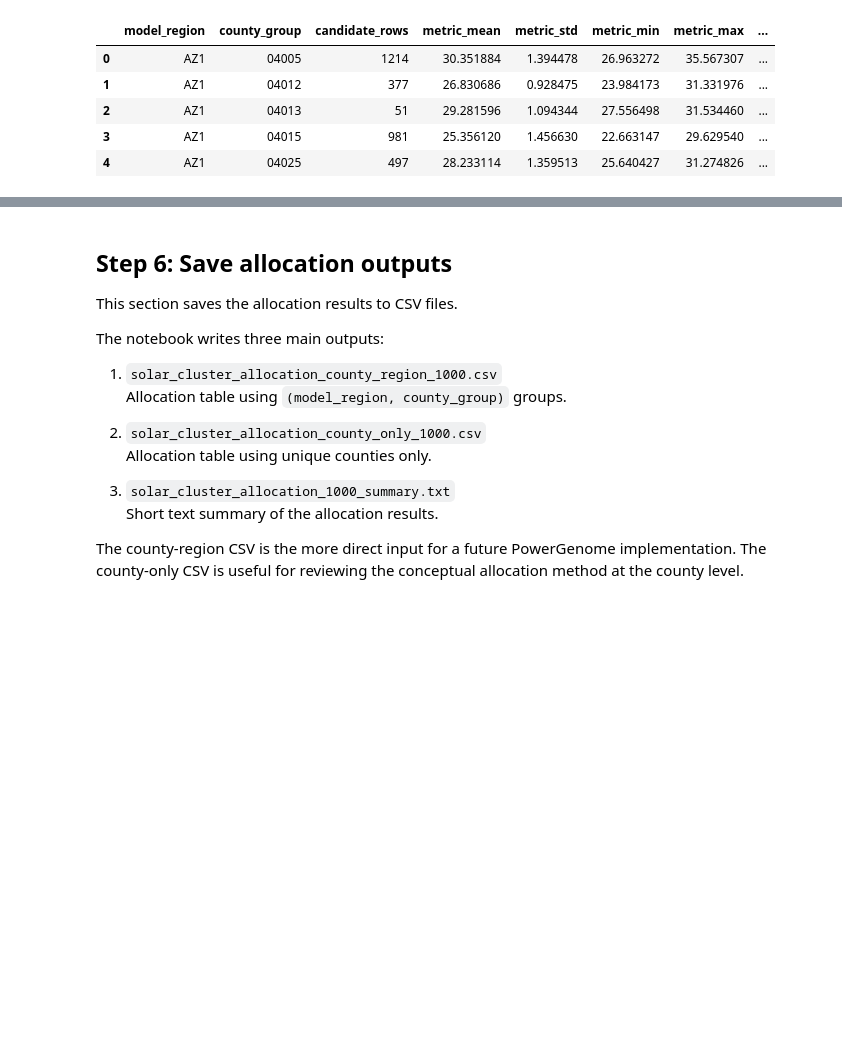
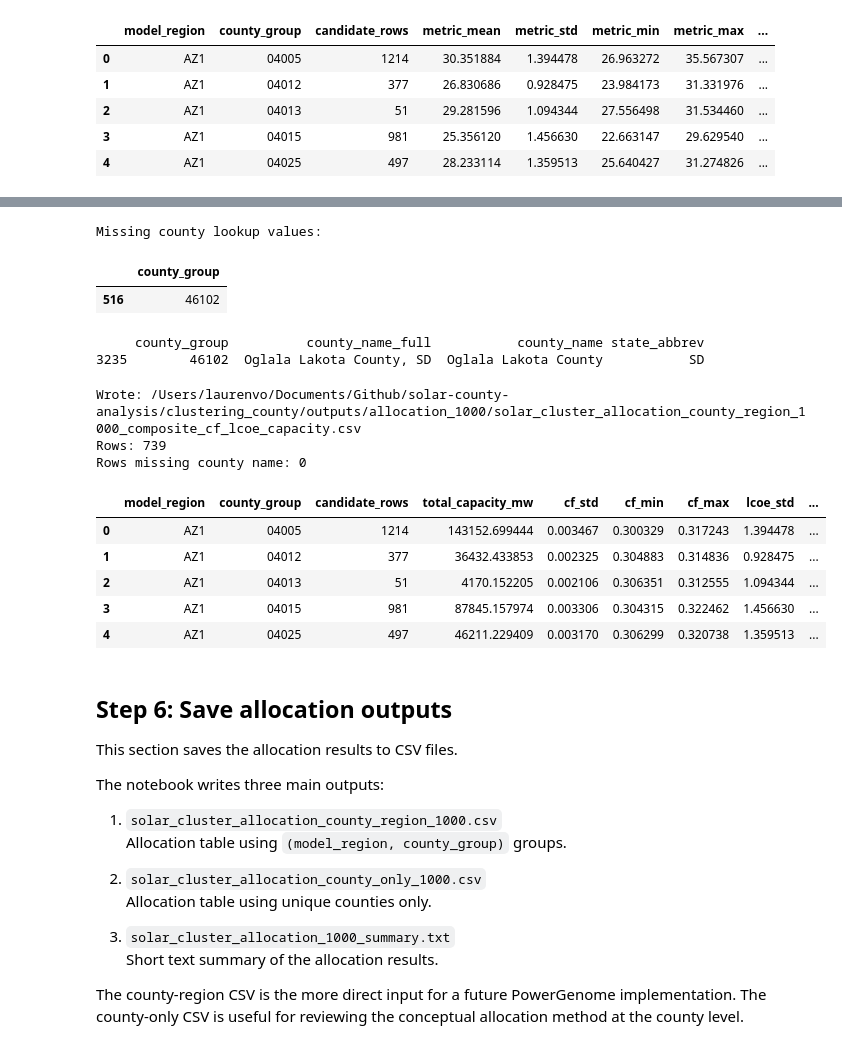
Before and after one commit to laurenthanhvo/solar-county-analysis, a Jupyter notebook: notebooks/allocate_1000_solar_clusters.ipynb, the cells around one changed output, grey strips where cells are left out. Drawn from its saved outputs; the diff is of its cells as text; code cells hidden in the pictures; blank space fills up the shorter version.

```diff
--- a/notebooks/allocate_1000_solar_clusters.ipynb
+++ b/notebooks/allocate_1000_solar_clusters.ipynb
@@ -632,3 +816,78 @@ county_region_alloc.head()
+# %%
+# Check which county_group is missing a county name in the composite output
+
+tmp_check = county_region_composite_alloc.merge(
+    county_lookup,
+    on="county_group",
+    how="left"
+)
+
+missing_counties = (
+    tmp_check[tmp_check["county_name_full"].isna()][["county_group"]]
+    .drop_duplicates()
+)
+
+print("Missing county lookup values:")
+display(missing_counties)
+# %% [output]
+Missing county lookup values:
+|  | county_group |
+| 516 | 46102 |
+# %%
+# Manual county-name patch for county FIPS 46102
+# This is only a traceability/display fix, not a modeling change.
+
+manual_county_lookup = pd.DataFrame([
+    {
+        "county_group": "46102",
+        "county_name": "Oglala Lakota County",
+        "county_name_full": "Oglala Lakota County, SD",
+        "state_abbrev": "SD",
+    }
+])
+
+county_lookup = pd.concat(
+    [county_lookup, manual_county_lookup],
+    ignore_index=True
+).drop_duplicates(subset=["county_group"], keep="last")
+
+print(
+    county_lookup[county_lookup["county_group"].eq("46102")]
+)
+# %% [output]
+     county_group          county_name_full           county_name state_abbrev
+3235        46102  Oglala Lakota County, SD  Oglala Lakota County           SD
+# %%
+# Add county names to composite allocation output, then save
+
+county_region_composite_alloc = county_region_composite_alloc.drop(
+    columns=["county_name", "county_name_full", "state_abbrev"],
+    errors="ignore"
+).merge(
+    county_lookup,
+    on="county_group",
+    how="left"
+)
+
+composite_out = OUT_DIR / "solar_cluster_allocation_county_region_1000_composite_cf_lcoe_capacity.csv"
+
+county_region_composite_alloc.to_csv(composite_out, index=False)
+
+print("Wrote:", composite_out)
+print("Rows:", len(county_region_composite_alloc))
+print("Rows missing county name:", county_region_composite_alloc["county_name_full"].isna().sum())
+
+display(county_region_composite_alloc.head())
+# %% [output]
+Wrote: /Users/laurenvo/Documents/Github/solar-county-analysis/clustering_county/outputs/allocation_1000/solar_cluster_allocation_county_region_1000_composite_cf_lcoe_capacity.csv
+Rows: 739
+Rows missing county name: 0
+|  | model_region | county_group | candidate_rows | total_capacity_mw | cf_std | cf_min | cf_max | lcoe_std | ... |
+| 0 | AZ1 | 04005 | 1214 | 143152.699444 | 0.003467 | 0.300329 | 0.317243 | 1.394478 | ... |
+| 1 | AZ1 | 04012 | 377 | 36432.433853 | 0.002325 | 0.304883 | 0.314836 | 0.928475 | ... |
+| 2 | AZ1 | 04013 | 51 | 4170.152205 | 0.002106 | 0.306351 | 0.312555 | 1.094344 | ... |
+| 3 | AZ1 | 04015 | 981 | 87845.157974 | 0.003306 | 0.304315 | 0.322462 | 1.456630 | ... |
+| 4 | AZ1 | 04025 | 497 | 46211.229409 | 0.003170 | 0.306299 | 0.320738 | 1.359513 | ... |
 # %% [markdown]
 ## Step 6: Save allocation outputs
 
```
Also changed, not shown: parts of 5 cells of this notebook, 1 other file.
